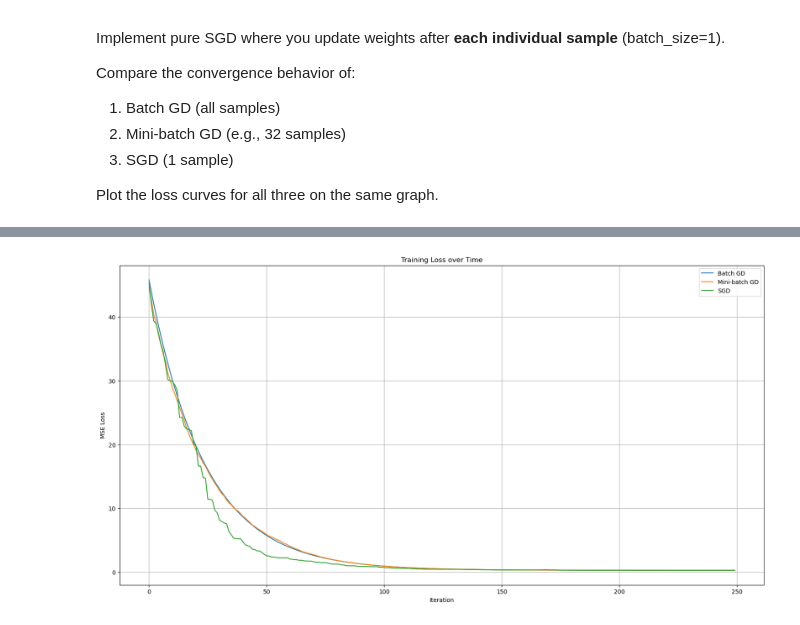
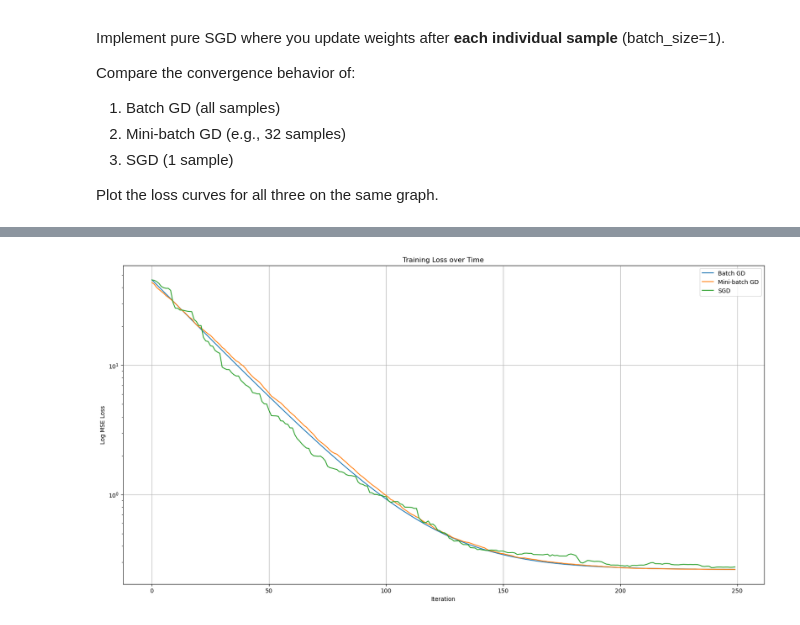
Before and after one commit to Cheetah555V2/Intro_to_Python_2, a Jupyter notebook: Homework/Python2_session14_GradientDescent.ipynb, the cells around one changed output, grey strips where cells are left out. Cells and saved outputs as stored; diff of their text form; code cells hidden in the pictures.

```diff
--- a/Homework/Python2_session14_GradientDescent.ipynb
+++ b/Homework/Python2_session14_GradientDescent.ipynb
@@ -843,8 +843,11 @@ import matplotlib.pyplot as plt
 iteration = 250
 lr = 0.01
 
+np.random.seed(0)
 _,_,loss_batch_gd = train_linear_regression(X, y, lr, iteration, True, 1)
+np.random.seed(0)
 _,_,loss_batch_mini_batch_gd = train_minibatch_gd(X, y, 32, lr, iteration, True, 1)
+np.random.seed(0)
 _,_,loss_batch_sgd = train_minibatch_gd(X, y, 1, lr, iteration, True, 1)
 
 
@@ -853,9 +856,10 @@ plt.plot(loss_batch_gd, label='Batch GD')
 plt.plot(loss_batch_mini_batch_gd, label='Mini-batch GD')
 plt.plot(loss_batch_sgd, label='SGD')
 plt.xlabel('Iteration')
-plt.ylabel('MSE Loss')
+plt.ylabel('Log MSE Loss')
 plt.title('Training Loss over Time')
 plt.grid(True)
 plt.legend()
+plt.yscale('log')
 plt.show()
 # %% [output]
@@ -879 +883 @@ Iteration  249 | Loss: 0.27251392
-[figure, old version]
+[figure, new version]
```
Also changed, not shown: parts of 2 cells of this notebook.
